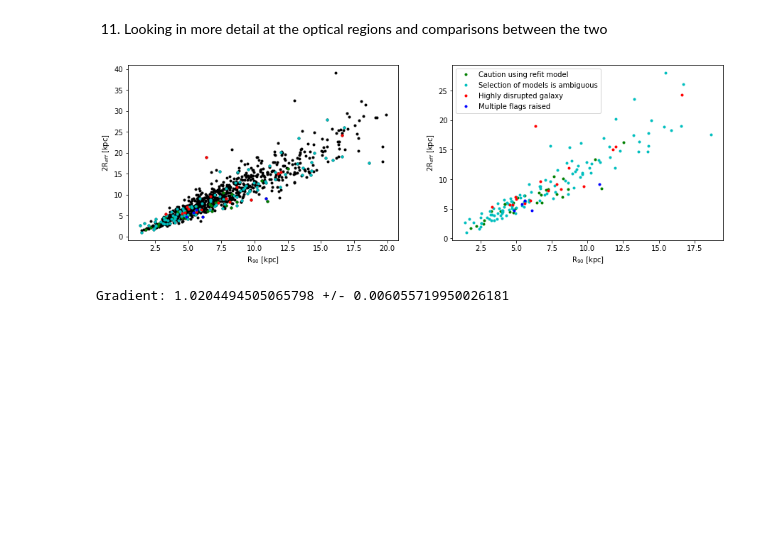
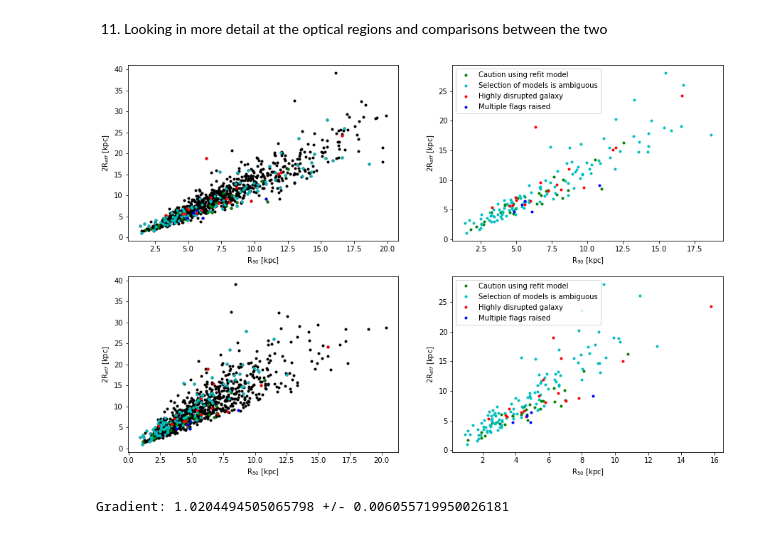
Before and after one commit to Luke-Williams-01/Luke-Williams-01, a Jupyter notebook: ICRARproject.ipynb, the cells around one changed output. Cells and saved outputs as stored; diff of their text form; code cells hidden in the pictures; blank space fills up the shorter version.

```diff
--- a/ICRARproject.ipynb
+++ b/ICRARproject.ipynb
@@ -98,6 +101,7 @@ zSDSS_nuv = np.delete(zSDSS_conf, np.where((NUVr_conf < 0)))
 Dlum_nuv = np.delete(Dlum_conf, np.where((NUVr_conf < 0)))
 lgMstar_nuv = np.delete(lgMstar_conf, np.where((NUVr_conf < 0)))
 petro90r_nuv = np.delete(petro90r_conf, np.where((NUVr_conf < 0)))
+petro50r_nuv = np.delete(petro50r_conf, np.where((NUVr_conf < 0)))
 lgmust_nuv = np.delete(lgmust_conf, np.where((NUVr_conf < 0)))
 NUVr_nuv = np.delete(NUVr_conf, np.where((NUVr_conf < 0)))
 lgSFR_tot_median_nuv = np.delete(lgSFR_tot_median_conf, np.where((NUVr_conf < 0)))
@@ -120,6 +124,7 @@ zSDSS = np.delete(zSDSS_nuv, np.where((SFR_best_nuv < 0)))
 Dlum = np.delete(Dlum_nuv, np.where((SFR_best_nuv < 0)))
 lgMstar = np.delete(lgMstar_nuv, np.where((SFR_best_nuv < 0)))
 petro90r = np.delete(petro90r_nuv, np.where((SFR_best_nuv < 0)))
+petro50r = np.delete(petro50r_nuv, np.where((SFR_best_nuv < 0)))
 lgmust = np.delete(lgmust_nuv, np.where((SFR_best_nuv < 0)))
 NUVr = np.delete(NUVr_nuv, np.where((SFR_best_nuv < 0)))
 lgSFR_tot_median = np.delete(lgSFR_tot_median_nuv, np.where((SFR_best_nuv < 0)))
@@ -1188,9 +1193,13 @@ print(len(effRtor90))
 802
 # %% [markdown]
 11) Looking in more detail at the optical regions and comparisons between the two
+# %%
+# Using the arcsec to parsec to convert the 50% petrosian flux
+Rkpc_50 = arcpc(zSDSS, petro50r, Dlum) * 1000
 # %%
 R90kpc = Rkpc
 Reffkpc = effRkpc
+R50kpc = Rkpc_50*2
 # Looking at the model flags from the decomposition dataset of Cook et al 2019
 # Applying these model flags to the r90 and 2Reff radii
 r90_0 = R90kpc[np.where(MFlag > 0)]
@@ -1203,28 +1212,51 @@ rEff_1 = Reffkpc[np.where((MFlag > 1) & (MFlag < 3))[0]]
 rEff_2 = Reffkpc[np.where((MFlag > 2) & (MFlag < 4))[0]]
 rEff_3 = Reffkpc[np.where((MFlag > 3) & (MFlag < 5))[0]]
 rEff_4 = Reffkpc[np.where(MFlag > 5)[0]]
+r50_0 = R50kpc[np.where(MFlag > 0)]
+r50_1 = R50kpc[np.where((MFlag > 1) & (MFlag < 3))[0]]
+r50_2 = R50kpc[np.where((MFlag > 2) & (MFlag < 4))[0]]
+r50_3 = R50kpc[np.where((MFlag > 3) & (MFlag < 5))[0]]
+r50_4 = R50kpc[np.where(MFlag > 5)[0]]
 # %%
 # To determine how closely the two radii relate to each other, we plot them against each other
 plt.figure(figsize = (15,10))
 plt.subplot(221)
 plt.plot(R90kpc, Reffkpc, 'k.')
 plt.plot(r90_1, rEff_1, 'g.')
 plt.plot(r90_2, rEff_2, 'c.')
 plt.plot(r90_3, rEff_3, 'r.')
 plt.plot(r90_4, rEff_4, 'b.')
 plt.ylabel('2R$_{eff}$ [kpc]')
 plt.xlabel('R$_{90}$ [kpc]')
 
 plt.subplot(222)
 plt.plot(r90_1, rEff_1, 'g.', label='Caution using refit model')
 plt.plot(r90_2, rEff_2, 'c.', label='Selection of models is ambiguous')
 plt.plot(r90_3, rEff_3, 'r.', label='Highly disrupted galaxy')
 plt.plot(r90_4, rEff_4, 'b.', label='Multiple flags raised')
 plt.ylabel('2R$_{eff}$ [kpc]')
 plt.xlabel('R$_{90}$ [kpc]')
-plt.legend(loc='best');
+plt.legend(loc='upper left')
+
+plt.subplot(223)
+plt.plot(R50kpc, Reffkpc, 'k.')
+plt.plot(r50_1, rEff_1, 'g.')
+plt.plot(r50_2, rEff_2, 'c.')
+plt.plot(r50_3, rEff_3, 'r.')
+plt.plot(r50_4, rEff_4, 'b.')
+plt.ylabel('2R$_{eff}$ [kpc]')
+plt.xlabel('R$_{50}$ [kpc]')
+
+plt.subplot(224)
+plt.plot(r50_1, rEff_1, 'g.', label='Caution using refit model')
+plt.plot(r50_2, rEff_2, 'c.', label='Selection of models is ambiguous')
+plt.plot(r50_3, rEff_3, 'r.', label='Highly disrupted galaxy')
+plt.plot(r50_4, rEff_4, 'b.', label='Multiple flags raised')
+plt.ylabel('2R$_{eff}$ [kpc]')
+plt.xlabel('R$_{50}$ [kpc]')
+plt.legend(loc='upper left');
 # %% [output]
-[figure, old version]
+[figure, new version]
 # %%
 # From above the populations to be removed are those with ambiguity, highly disrupted galaxies and those with multiple flags raised
 R90kpc = np.delete(R90kpc, (np.where(MFlag > 3)))
```
Also changed, not shown: parts of 11 cells of this notebook.
